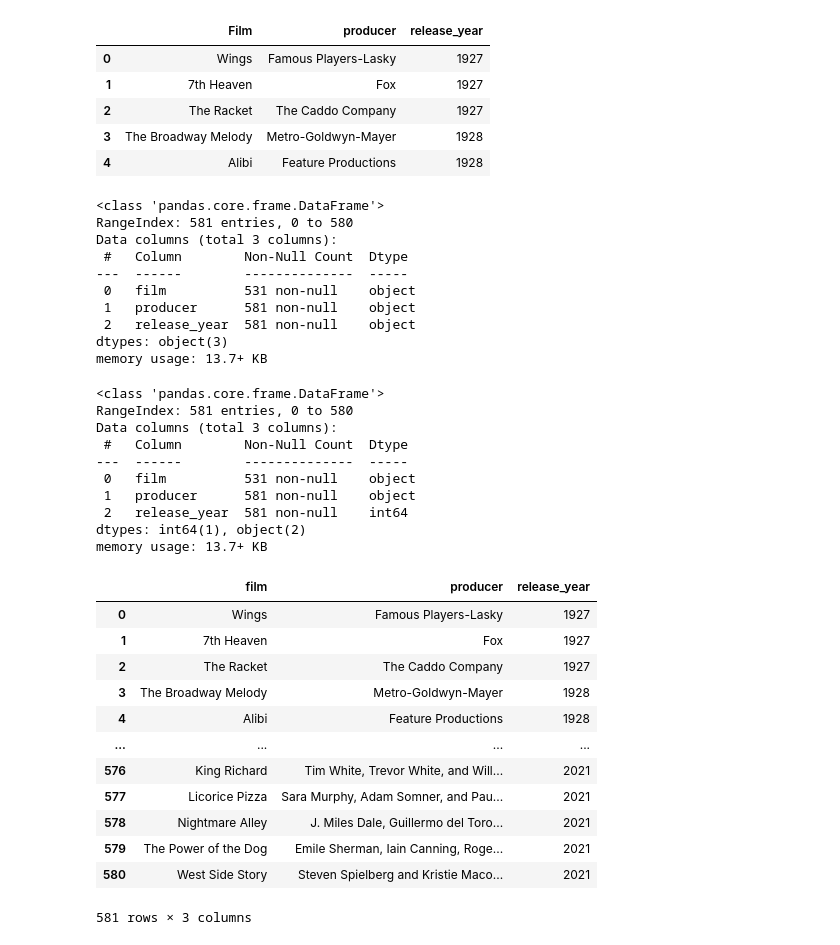
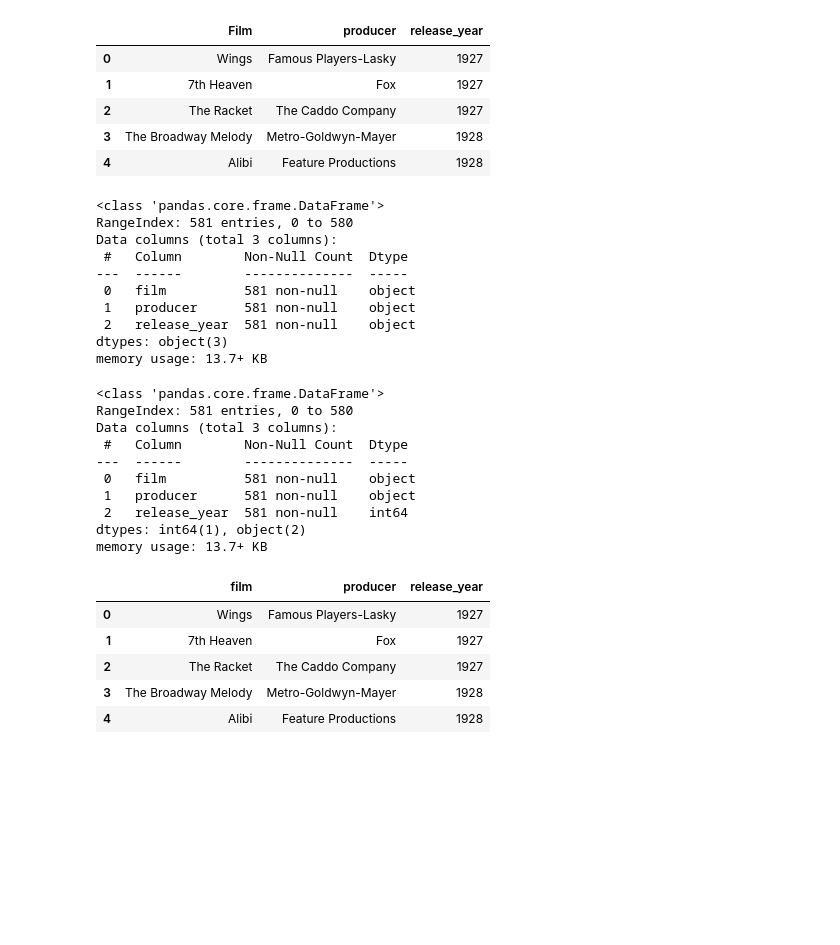
Before and after one commit to zoeteets/capstone, a Jupyter notebook: wikipedia_scrape.ipynb, the cells around one changed output. Saved outputs shown, nothing was run; the diff lists cells and outputs as text; code cells hidden in the pictures; blank space fills up the shorter version.

```diff
--- a/wikipedia_scrape.ipynb
+++ b/wikipedia_scrape.ipynb
@@ -134,6 +134,8 @@ sixties
 | 58 | 1969(42nd) | Hello, Dolly! | Ernest Lehman |
 | 59 | 1969(42nd) | Z | Jacques Perrin and Ahmed Rachedi |
 # %%
+##ALERT ALERT - this one has different column headers - Films not Film
 seventies = pd.read_html(str(soup.findAll('table', attrs={'class':'wikitable'})))[5].dropna(thresh=2).rename(columns={'Producer(s)':'nominee'})
+seventies = seventies.rename(columns={'Films':'Film'})
 seventies
 # %% [output]
@@ -278,7 +280,6 @@ studios
 | 31 | Neon | 1 | 1 |
 # %%
 nominees = pd.concat([twenties, thirties, fourties, fifties, sixties, seventies, eighties, nineties, thousand, tens, twotwenties], ignore_index=True)
-nominees = nominees.drop(columns={'Films'})
 nominees.head()
 # %% [output]
 |  | Year of Film Release | Film | nominee |
@@ -339,7 +340,7 @@ RangeIndex: 581 entries, 0 to 580
 Data columns (total 3 columns):
  #   Column        Non-Null Count  Dtype
 ---  ------        --------------  -----
- 0   film          531 non-null    object
+ 0   film          581 non-null    object
  1   producer      581 non-null    object
  2   release_year  581 non-null    object
 dtypes: object(3)
@@ -354,26 +355,19 @@ RangeIndex: 581 entries, 0 to 580
 Data columns (total 3 columns):
  #   Column        Non-Null Count  Dtype
 ---  ------        --------------  -----
- 0   film          531 non-null    object
+ 0   film          581 non-null    object
  1   producer      581 non-null    object
  2   release_year  581 non-null    int64
 dtypes: int64(1), object(2)
 memory usage: 13.7+ KB
 # %%
-nominees
+nominees.head()
 # %% [output]
 |  | film | producer | release_year |
 | 0 | Wings | Famous Players-Lasky | 1927 |
 | 1 | 7th Heaven | Fox | 1927 |
 | 2 | The Racket | The Caddo Company | 1927 |
 | 3 | The Broadway Melody | Metro-Goldwyn-Mayer | 1928 |
 | 4 | Alibi | Feature Productions | 1928 |
-| ... | ... | ... | ... |
-| 576 | King Richard | Tim White, Trevor White, and Will... | 2021 |
-| 577 | Licorice Pizza | Sara Murphy, Adam Somner, and Pau... | 2021 |
-| 578 | Nightmare Alley | J. Miles Dale, Guillermo del Toro... | 2021 |
-| 579 | The Power of the Dog | Emile Sherman, Iain Canning, Roge... | 2021 |
-| 580 | West Side Story | Steven Spielberg and Kristie Maco... | 2021 |
-581 rows × 3 columns
 # %%
 nominees.to_csv('wiki_clean.csv')
```
Also changed, not shown: parts of 3 cells of this notebook.
